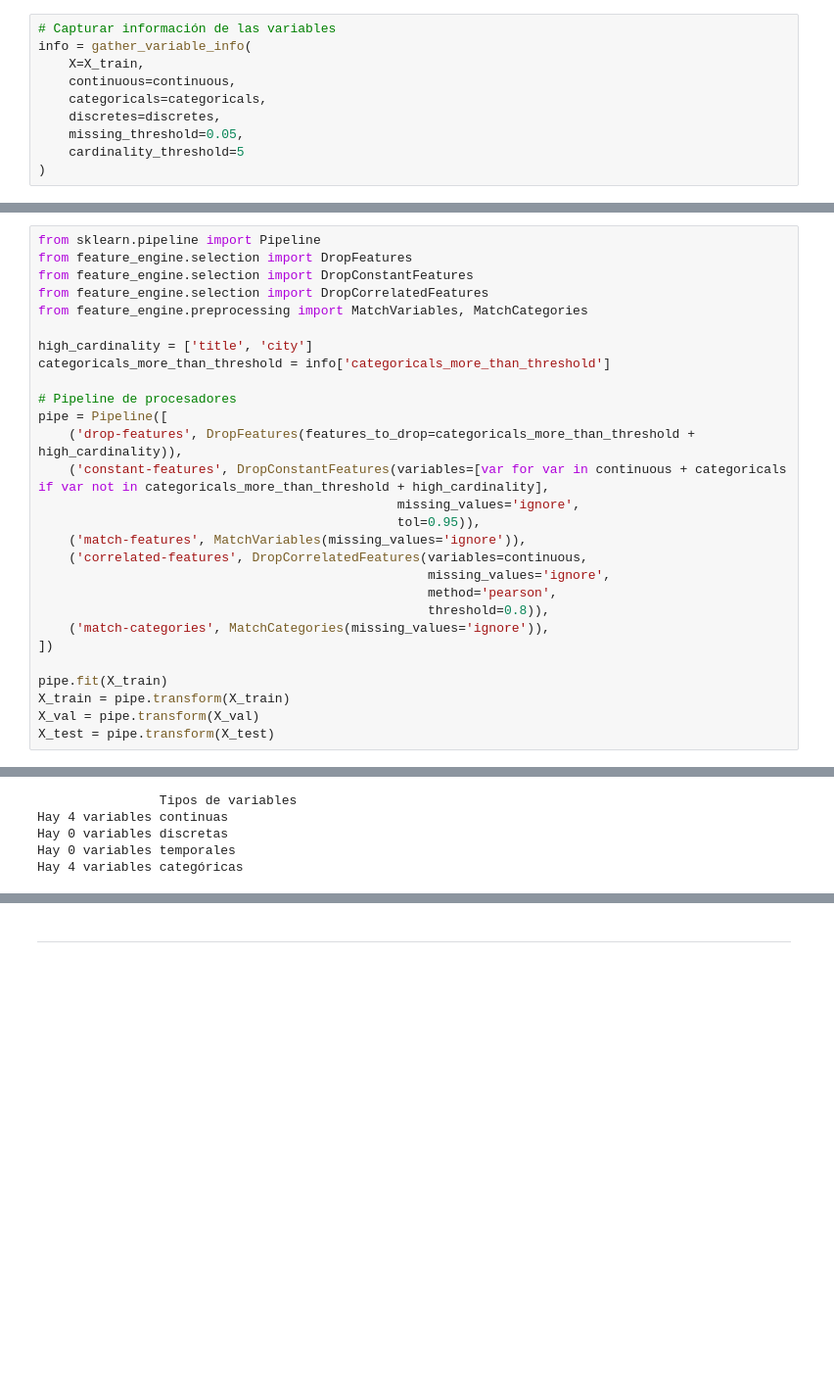
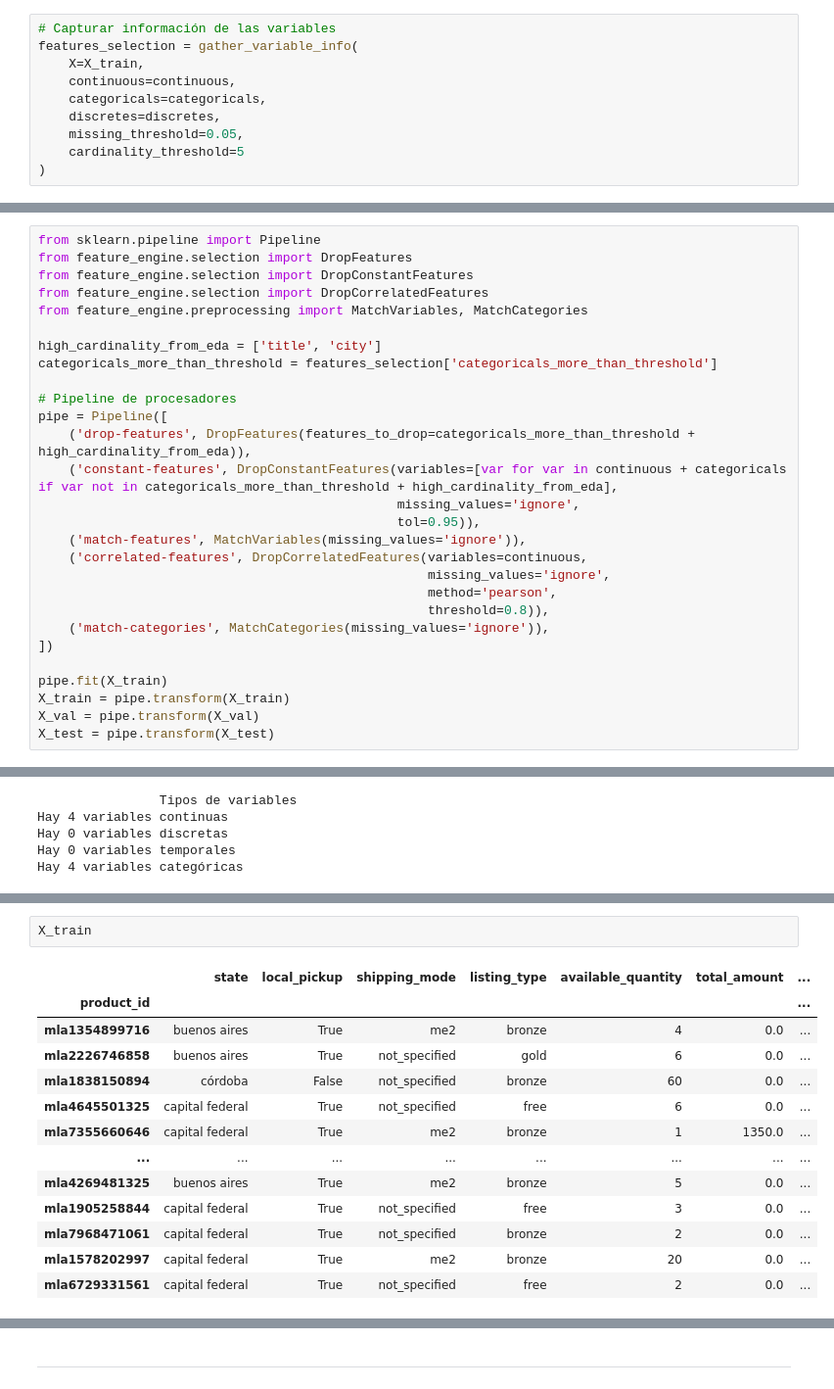
Before and after one commit to jorge-robledo11/MELI, a Jupyter notebook: notebooks/experiments/02_feature_engineering.ipynb, the cells around one changed output, grey strips where cells are left out. Shown at 98% size. Cells and saved outputs as stored; diff of their text form; blank space fills up the shorter version.

```diff
--- a/notebooks/experiments/02_feature_engineering.ipynb
+++ b/notebooks/experiments/02_feature_engineering.ipynb
@@ -108,7 +109,7 @@ Hay 0 variables temporales
 Hay 15 variables categóricas
 # %%
 # Capturar información de las variables
-info = gather_variable_info(
+features_selection = gather_variable_info(
     X=X_train,
     continuous=continuous,
     categoricals=categoricals,
@@ -141,13 +142,13 @@ from feature_engine.selection import DropConstantFeatures
 from feature_engine.selection import DropCorrelatedFeatures
 from feature_engine.preprocessing import MatchVariables, MatchCategories
 
-high_cardinality = ['title', 'city']
-categoricals_more_than_threshold = info['categoricals_more_than_threshold']
+high_cardinality_from_eda = ['title', 'city']
+categoricals_more_than_threshold = features_selection['categoricals_more_than_threshold']
 
 # Pipeline de procesadores
 pipe = Pipeline([
-    ('drop-features', DropFeatures(features_to_drop=categoricals_more_than_threshold + high_cardinality)),
-    ('constant-features', DropConstantFeatures(variables=[var for var in continuous + categoricals if var not in categoricals_more_than_threshold + high_cardinality],
+    ('drop-features', DropFeatures(features_to_drop=categoricals_more_than_threshold + high_cardinality_from_eda)),
+    ('constant-features', DropConstantFeatures(variables=[var for var in continuous + categoricals if var not in categoricals_more_than_threshold + high_cardinality_from_eda],
                                                missing_values='ignore',
                                                tol=0.95)),
     ('match-features', MatchVariables(missing_values='ignore')),
@@ -210,0 +256,16 @@ info = gather_variable_info(
+# %%
+X_train
+# %% [output]
+|  | state | local_pickup | shipping_mode | listing_type | available_quantity | total_amount | ... |
+| product_id |  |  |  |  |  |  | ... |
+| mla1354899716 | buenos aires | True | me2 | bronze | 4 | 0.0 | ... |
+| mla2226746858 | buenos aires | True | not_specified | gold | 6 | 0.0 | ... |
+| mla1838150894 | córdoba | False | not_specified | bronze | 60 | 0.0 | ... |
+| mla4645501325 | capital federal | True | not_specified | free | 6 | 0.0 | ... |
+| mla7355660646 | capital federal | True | me2 | bronze | 1 | 1350.0 | ... |
+| ... | ... | ... | ... | ... | ... | ... | ... |
+| mla4269481325 | buenos aires | True | me2 | bronze | 5 | 0.0 | ... |
+| mla1905258844 | capital federal | True | not_specified | free | 3 | 0.0 | ... |
+| mla7968471061 | capital federal | True | not_specified | bronze | 2 | 0.0 | ... |
+| mla1578202997 | capital federal | True | me2 | bronze | 20 | 0.0 | ... |
+| mla6729331561 | capital federal | True | not_specified | free | 2 | 0.0 | ... |
```
Also changed, not shown: parts of 11 cells of this notebook, 6 other files.
